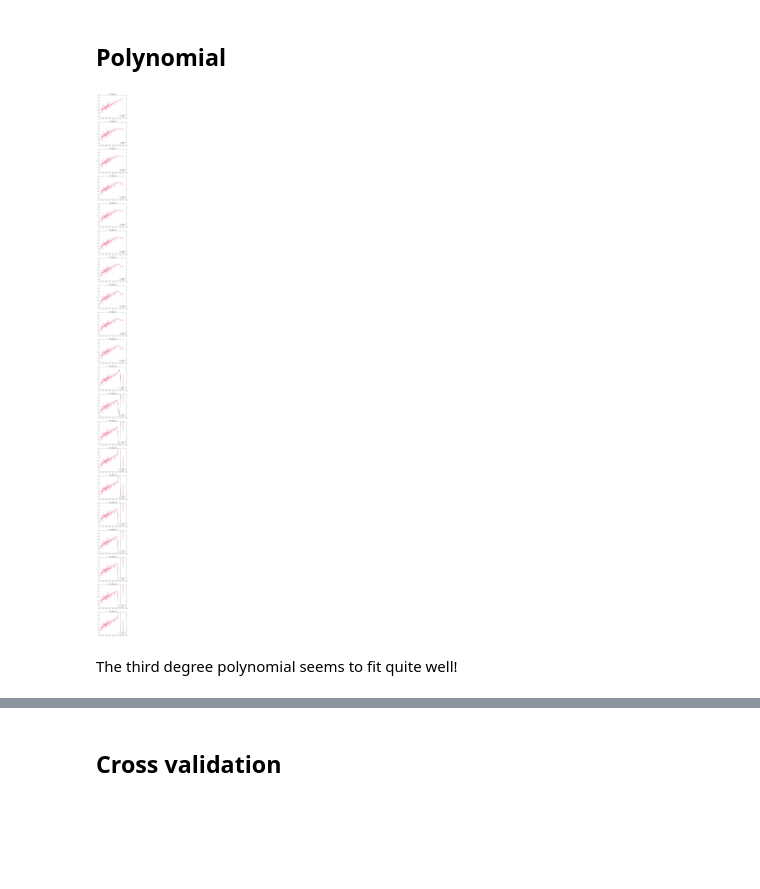
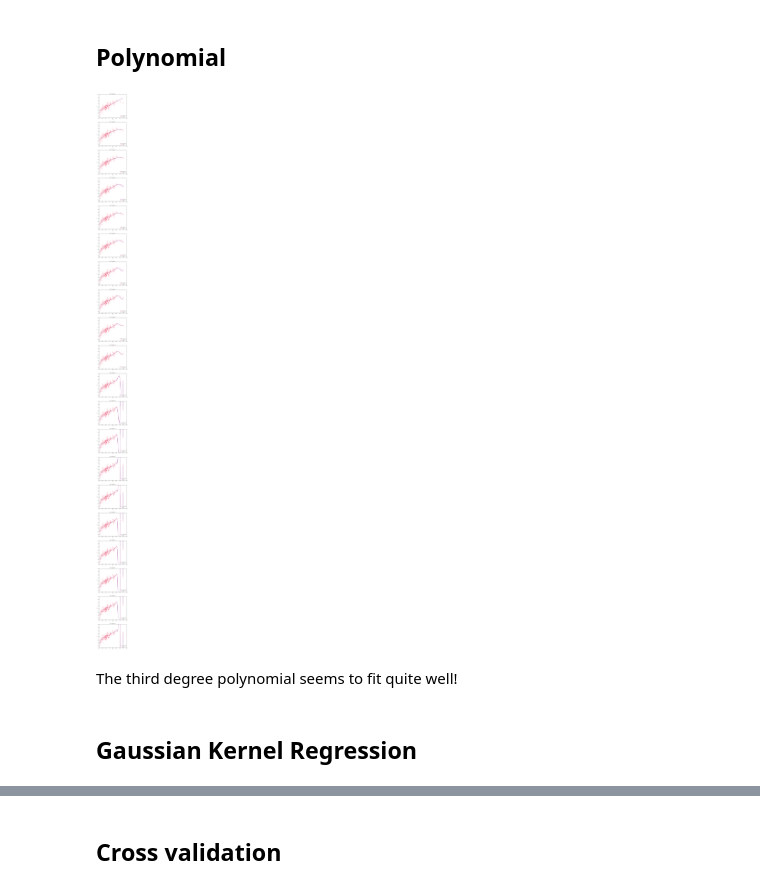
Before and after one commit to matteobosco0203/astrostatistics_bicocca_2026, a Jupyter notebook: working/L17 L18 - SN.ipynb, the cells around one changed output, grey strips where cells are left out. Cells and saved outputs as stored; diff of their text form; code cells hidden in the pictures; blank space fills up the shorter version.

```diff
--- a/working/L17 L18 - SN.ipynb
+++ b/working/L17 L18 - SN.ipynb
@@ -29,7 +29,7 @@ X=X[:, np.newaxis]
 from sklearn.linear_model import LinearRegression
 
 lin_reg = LinearRegression()
-lin_reg.fit(X, y, sample_weight=1.0)
+lin_reg.fit(X, y, sample_weight=dy)
 
 theta0 = lin_reg.intercept_
 theta1 = lin_reg.coef_
@@ -53,31 +53,33 @@ plt.ylim(35,50);
 # %%
 from astroML.linear_model import PolynomialRegression
 
 fig=plt.figure(figsize=[6,120])
 
 degrees=[1,2,3,4,5,6,7,8,9,10,11,12,13,14,15,16,17,18,19,20]
 for i in range(len(degrees)):
     degree=degrees[i]
     ax=fig.add_subplot(len(degrees),1,degree)
 
     model = PolynomialRegression(degree)
-    model.fit(X, y)
+    model.fit(X, y,y_error=dy)
 
     n_constraints = degree + 1
 
     X_plot=np.linspace(np.min(X),np.max(X),100)
     X_plot=X_plot[:, np.newaxis]
     y_pred = model.predict(X_plot)
 
     ax.plot(X_plot,y_pred, c='purple', label='degree='+str(degree))
     ax.errorbar(z_sample, mu_sample, dmu, fmt='.', ecolor='pink',color='crimson',lw=1,label='data')
     ax.set_xlabel("z")
     ax.set_ylabel(r"$\mu$")
     ax.legend(loc='lower right')
     ax.set_xlim(0,2)
     ax.set_ylim(35,50);
     ax.set_title("Fit of degree="+str(degree))
 # %% [output]
-[figure, old version]
+[figure, new version]
 # %% [markdown]
 The third degree polynomial seems to fit quite well!
+# %% [markdown]
+## Gaussian Kernel Regression
```
Also changed, not shown: parts of 17 cells of this notebook.
